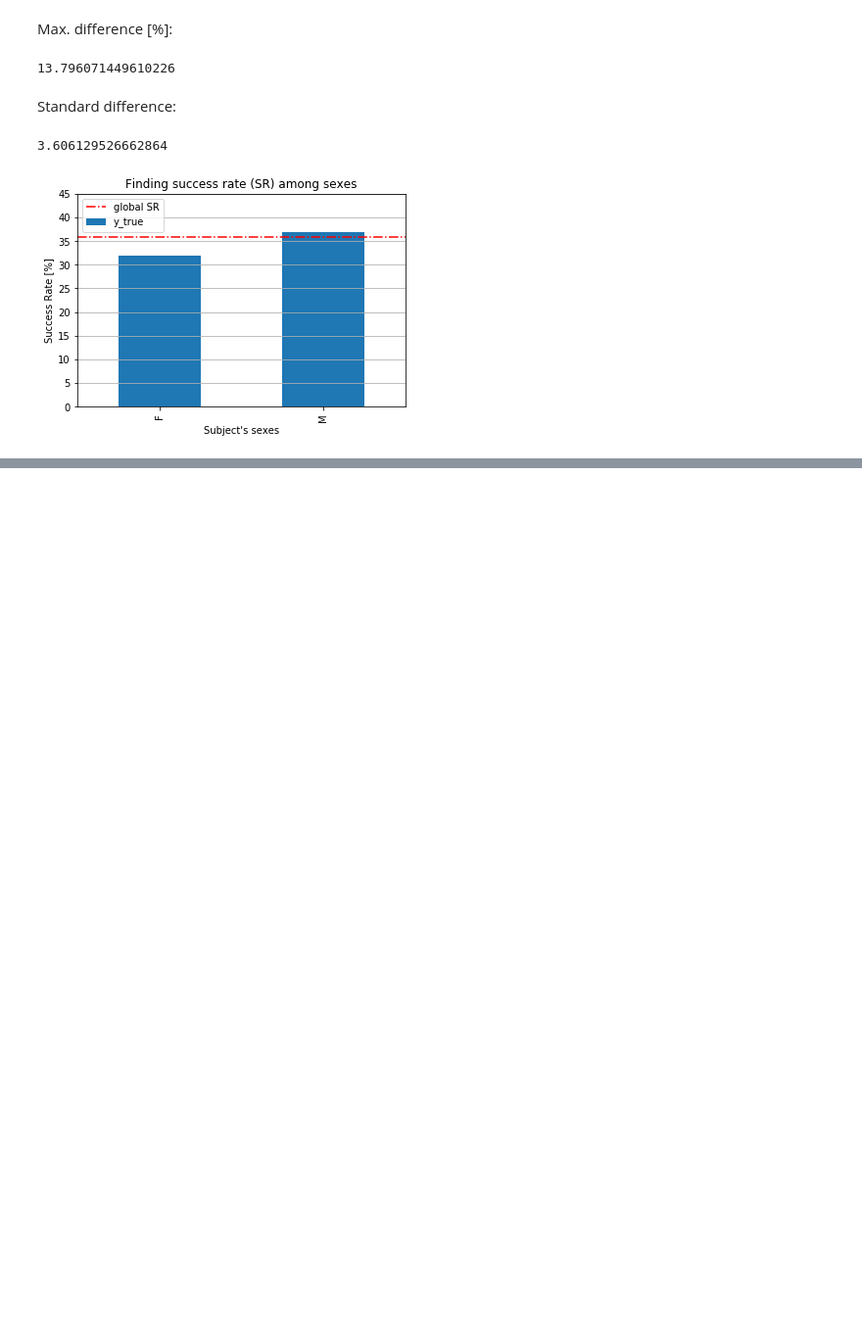
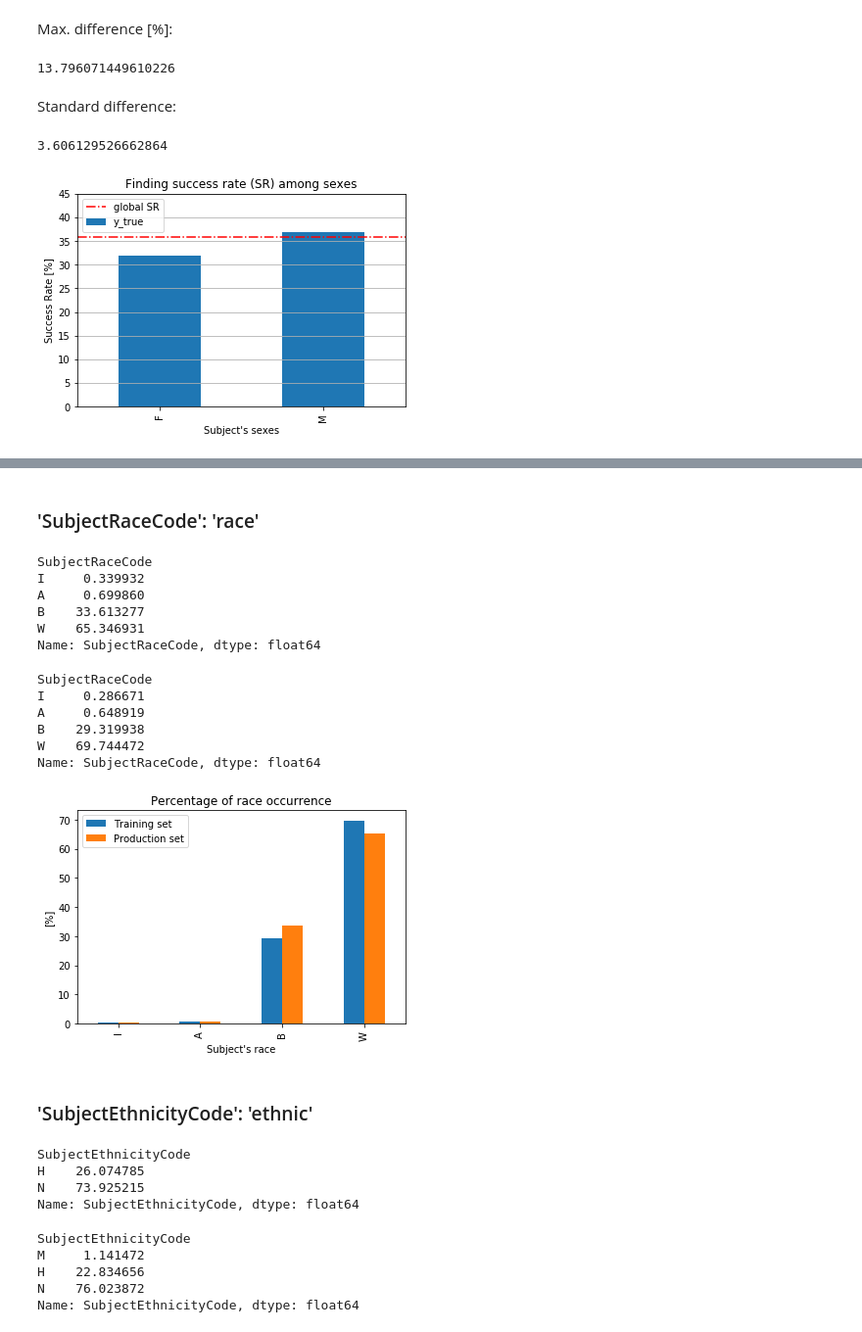
Before and after one commit to jnpicao/LDSSA-batch3-workspace, a Jupyter notebook: Capstone/heroku_model_results_assessment.ipynb, the cells around one changed output, grey strips where cells are left out. Shown at 98% size. Cells and saved outputs as stored; diff of their text form; code cells hidden in the pictures; blank space fills up the shorter version.

```diff
--- a/Capstone/heroku_model_results_assessment.ipynb
+++ b/Capstone/heroku_model_results_assessment.ipynb
@@ -115,0 +118,19 @@ df_obs_known = df_obs.dropna()
+# %%
+file_path = os.path.join('data', 'train.csv')
+
+# Option for reading a sample of the file
+# sample 20% of the rows
+p = 1
+
+random.seed(178) # this is to get always the same sample. can be removed if we want the sample to change
+try:
+    df_original = pd.read_csv(file_path,
+                             skiprows = lambda row_num: random.random() > p and row_num > 0,
+                             header=0,
+                             warn_bad_lines=True)
+except:
+    print('Ooops!!! We got an error!')
+else:
+    # Drop observations correspoding to stops that didn't lead to a search
+    df_train = df_original[df_original.VehicleSearchedIndicator==True].reset_index(drop=True).drop(columns='VehicleSearchedIndicator')
+    del df_original
@@ -614,0 +673,13 @@ plt.grid(axis='y')
+# %% [markdown]
+### 'SubjectRaceCode': 'race'
+# %%
+s_obs_race = df_obs.groupby('SubjectRaceCode').SubjectRaceCode.count().sort_values()
+s_obs_race = s_obs_race.div(s_obs_race.sum())*100
+s_obs_race
+# %% [output]
+SubjectRaceCode
+I     0.339932
+A     0.699860
+B    33.613277
+W    65.346931
+Name: SubjectRaceCode, dtype: float64
@@ -614,0 +689,11 @@ plt.grid(axis='y')
+# %%
+s_train_race = df_train.groupby('SubjectRaceCode').SubjectRaceCode.count().sort_values()
+s_train_race = s_train_race.div(s_train_race.sum())*100
+s_train_race
+# %% [output]
+SubjectRaceCode
+I     0.286671
+A     0.648919
+B    29.319938
+W    69.744472
+Name: SubjectRaceCode, dtype: float64
@@ -614,0 +703,23 @@ plt.grid(axis='y')
+# %%
+pd.DataFrame({'Training set': s_train_race, 'Production set': s_obs_race}).sort_values(by='Training set').plot.bar()
+
+plt.title('Percentage of race occurrence')
+plt.xlabel("Subject's race")
+plt.ylabel("[%]");
+
+#plt.legend(['Training set', 'Production set'])
+
+plt.savefig(os.path.join('plots', 'report2_population_race_compare.png'));
+# %% [output]
+[figure, added]
+# %% [markdown]
+### 'SubjectEthnicityCode': 'ethnic'
+# %%
+s_obs_ethnic = df_obs.groupby('SubjectEthnicityCode').SubjectEthnicityCode.count().sort_values()
+s_obs_ethnic = s_obs_ethnic.div(s_obs_ethnic.sum())*100
+s_obs_ethnic
+# %% [output]
+SubjectEthnicityCode
+H    26.074785
+N    73.925215
+Name: SubjectEthnicityCode, dtype: float64
@@ -614,0 +729,10 @@ plt.grid(axis='y')
+# %%
+s_train_ethnic = df_train.groupby('SubjectEthnicityCode').SubjectEthnicityCode.count().sort_values()
+s_train_ethnic = s_train_ethnic.div(s_train_ethnic.sum())*100
+s_train_ethnic
+# %% [output]
+SubjectEthnicityCode
+M     1.141472
+H    22.834656
+N    76.023872
+Name: SubjectEthnicityCode, dtype: float64
```
Also changed, not shown: parts of 36 cells of this notebook.
